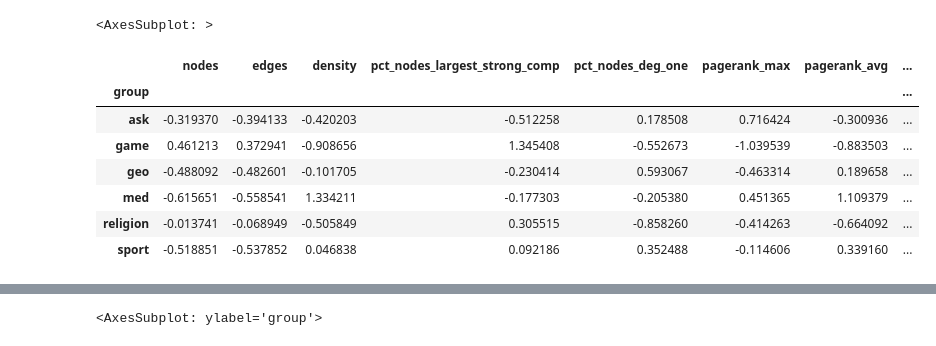
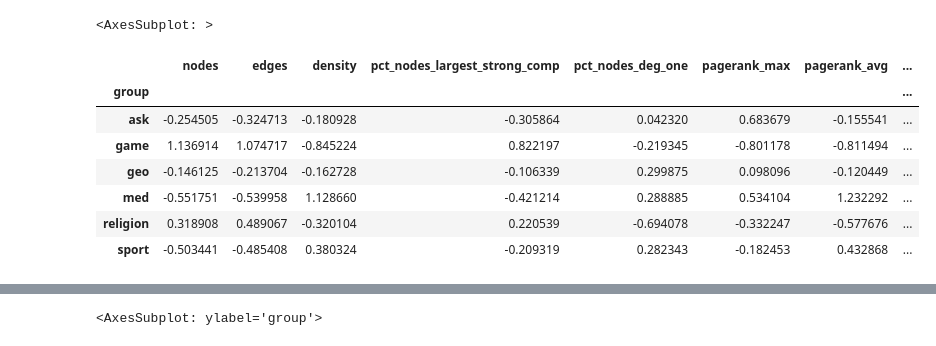
Before and after one commit to ruskirin/reddit-assortativity-analysis, a Jupyter notebook: non-political-subreddits-analysis.ipynb, the cells around one changed output, grey strips where cells are left out. Saved outputs shown, nothing was run; the diff lists cells and outputs as text; code cells hidden in the pictures.

```diff
--- a/non-political-subreddits-analysis.ipynb
+++ b/non-political-subreddits-analysis.ipynb
@@ -133,3 +117,7 @@ paths_med = [data_path/f'{topic}.json' for topic in topics_med]
 paths_sport = [data_path/f'{topic}.json' for topic in topics_sport]
 paths_religion = [data_path/f'{topic}.json' for topic in topics_religion]
 paths_ask = [data_path/f'{topic}.json' for topic in topics_ask]
+# %%
+a = [1,2,3]
+b=[4,5,6]
+c=[7,8,9]
@@ -136,5 +129,6 @@ paths_ask = [data_path/f'{topic}.json' for topic in topics_ask]
 # %%
-paths = {'game': paths_game, 'geo': paths_geo, 'med': paths_med, 'sport': paths_sport, 'religion': paths_religion, 'ask': paths_ask}
+group_paths = {'game': paths_game, 'geo': paths_geo, 'med': paths_med, 'sport': paths_sport, 'religion': paths_religion, 'ask': paths_ask}
+all_paths = {p.stem: p for p in [*paths_game, *paths_geo, *paths_med, *paths_sport, *paths_religion, *paths_ask]}
 # %%
 paths_valid = []
 
@@ -172,8 +163,0 @@ subreddit_params = pd.DataFrame()
-# %%
-for name, path in paths.items():
-    nets = dict([u.digraph_from_path(p.stem, p) for p in path])
-    sr_group = [name]*len(nets)
-    params = a.get_graph_base_stats(nets)
-    params.insert(0, 'group', sr_group)
-
-    subreddit_params = pd.concat([subreddit_params, params], axis=0)
@@ -254,0 +245,8 @@ ________________________________________________________________
+# %%
+for name, path in group_paths.items():
+    nets = dict([u.digraph_from_path(p.stem, p) for p in path])
+    sr_group = [name]*len(nets)
+    params = a.get_graph_base_stats(nets)
+    params.insert(0, 'group', sr_group)
+
+    subreddit_params = pd.concat([subreddit_params, params], axis=0)
@@ -298,12 +316,12 @@ plt.savefig('images/base-stats-znormalized.png', bbox_inches='tight')
 # %%
-group_params = normalized_params.groupby(['group']).median().drop(['nodes_largest_strong_comp', 'nodes_deg_one'], axis=1)
+group_params = normalized_params.groupby(['group']).mean().drop(['nodes_largest_strong_comp', 'nodes_deg_one'], axis=1)
 group_params
 # %% [output]
 |  | nodes | edges | density | pct_nodes_largest_strong_comp | pct_nodes_deg_one | pagerank_max | pagerank_avg | ... |
 | group |  |  |  |  |  |  |  | ... |
-| ask | -0.319370 | -0.394133 | -0.420203 | -0.512258 | 0.178508 | 0.716424 | -0.300936 | ... |
-| game | 0.461213 | 0.372941 | -0.908656 | 1.345408 | -0.552673 | -1.039539 | -0.883503 | ... |
-| geo | -0.488092 | -0.482601 | -0.101705 | -0.230414 | 0.593067 | -0.463314 | 0.189658 | ... |
-| med | -0.615651 | -0.558541 | 1.334211 | -0.177303 | -0.205380 | 0.451365 | 1.109379 | ... |
-| religion | -0.013741 | -0.068949 | -0.505849 | 0.305515 | -0.858260 | -0.414263 | -0.664092 | ... |
-| sport | -0.518851 | -0.537852 | 0.046838 | 0.092186 | 0.352488 | -0.114606 | 0.339160 | ... |
+| ask | -0.254505 | -0.324713 | -0.180928 | -0.305864 | 0.042320 | 0.683679 | -0.155541 | ... |
+| game | 1.136914 | 1.074717 | -0.845224 | 0.822197 | -0.219345 | -0.801178 | -0.811494 | ... |
+| geo | -0.146125 | -0.213704 | -0.162728 | -0.106339 | 0.299875 | 0.098096 | -0.120449 | ... |
+| med | -0.551751 | -0.539958 | 1.128660 | -0.421214 | 0.288885 | 0.534104 | 1.232292 | ... |
+| religion | 0.318908 | 0.489067 | -0.320104 | 0.220539 | -0.694078 | -0.332247 | -0.577676 | ... |
+| sport | -0.503441 | -0.485408 | 0.380324 | -0.209319 | 0.282343 | -0.182453 | 0.432868 | ... |
```
Also changed, not shown: parts of 18 cells of this notebook, 1 other file.
